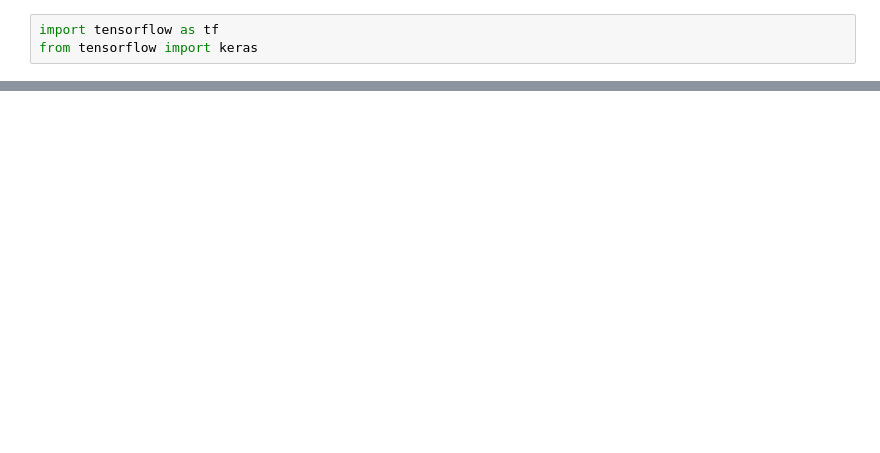
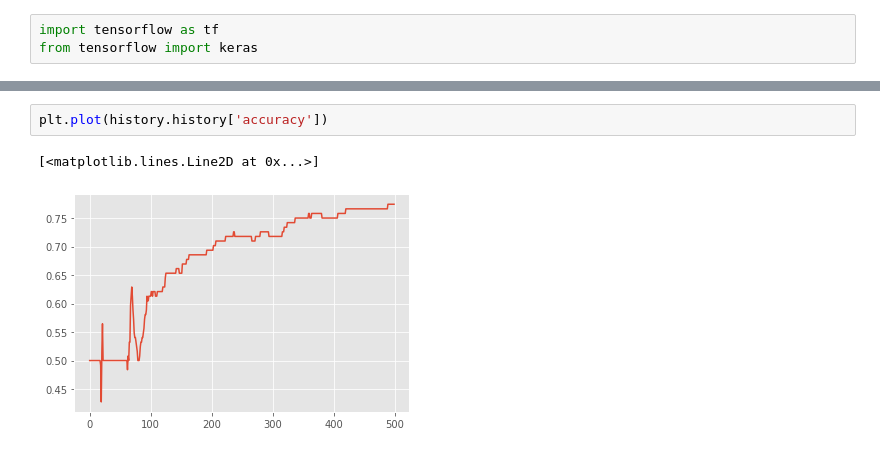
Before and after one commit to vlnraf/WaveGrad, a Jupyter notebook: test_NeuralNetwork.ipynb, the cells around one changed output, grey strips where cells are left out. Cells and saved outputs as stored; diff of their text form; blank space fills up the shorter version.

```diff
--- a/test_NeuralNetwork.ipynb
+++ b/test_NeuralNetwork.ipynb
@@ -118,0 +128,5 @@ plt.imshow(model.layers[0].get_weights()[0])
+# %%
+plt.plot(history.history['accuracy'])
+# %% [output]
+[<matplotlib.lines.Line2D at 0x...>]
+[figure, added]
```
Also changed, not shown: parts of 13 cells of this notebook, 4 other files.
